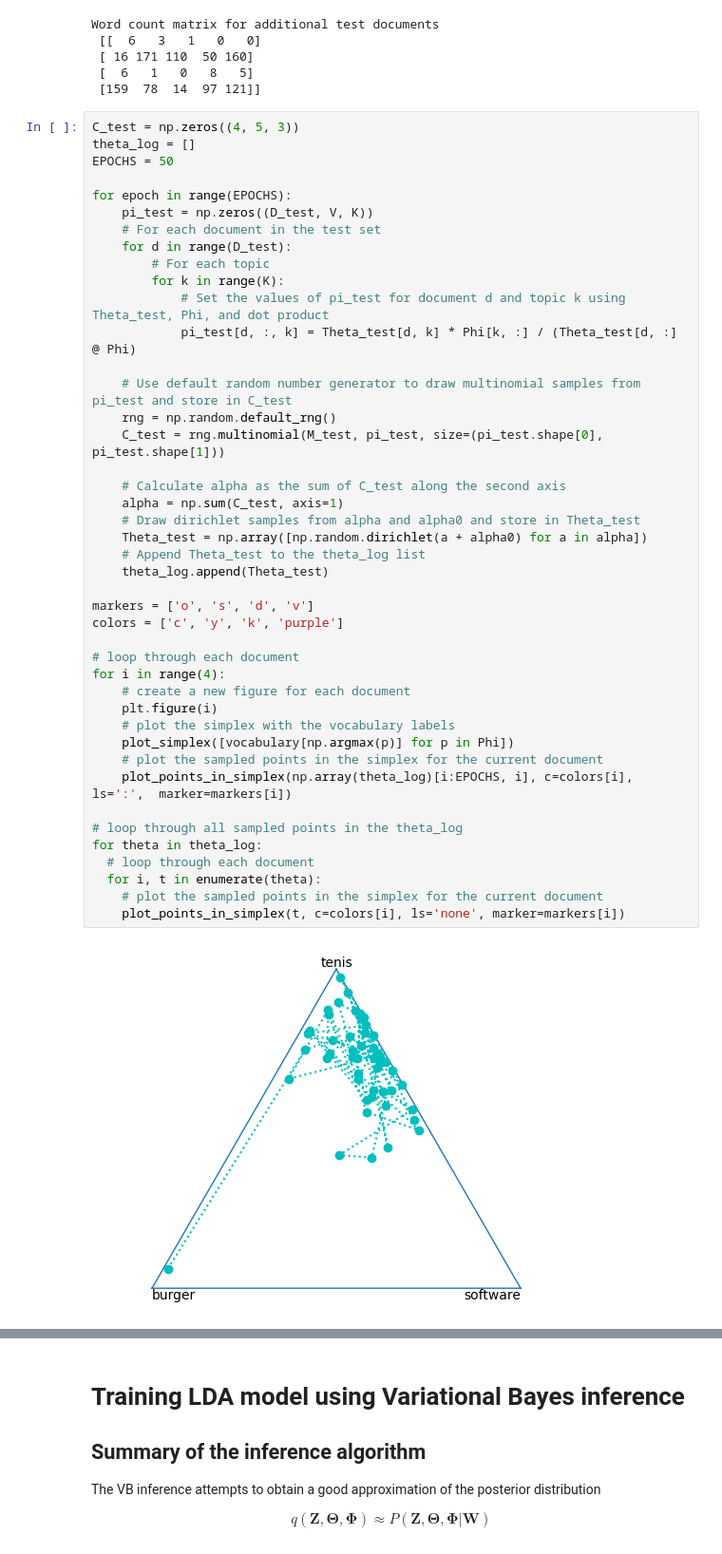
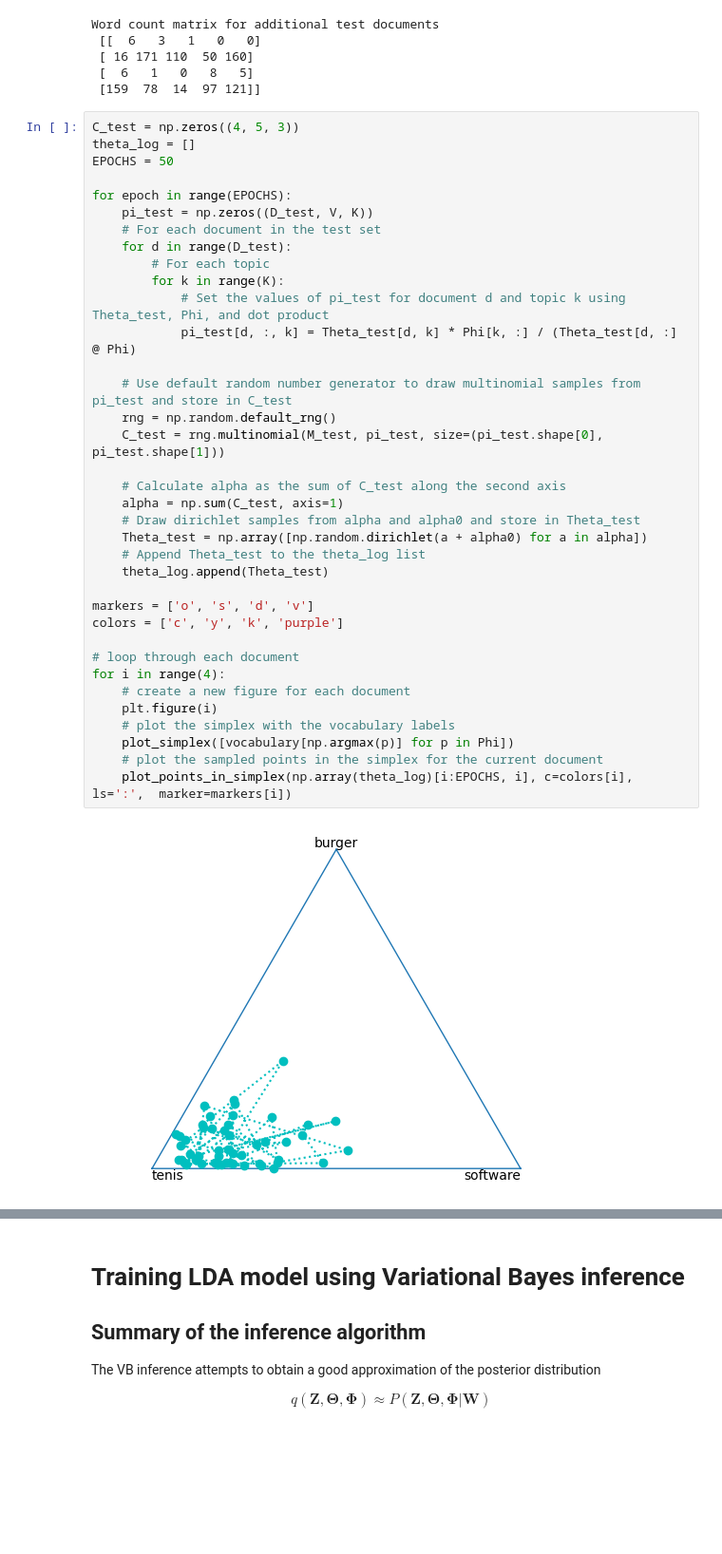
Before and after one commit to Geffikk/BAYa, a Jupyter notebook: lda.ipynb, the cells around one changed output, grey strips where cells are left out. Shown: that part at 95% size. Saved outputs shown, nothing was run; the diff lists cells and outputs as text; blank space fills up the shorter version.

```diff
--- a/lda.ipynb
+++ b/lda.ipynb
@@ -444,38 +444,31 @@ for epoch in range(EPOCHS):
     # For each document in the test set
     for d in range(D_test):
         # For each topic
         for k in range(K):
             # Set the values of pi_test for document d and topic k using Theta_test, Phi, and dot product
             pi_test[d, :, k] = Theta_test[d, k] * Phi[k, :] / (Theta_test[d, :] @ Phi)
 
     # Use default random number generator to draw multinomial samples from pi_test and store in C_test
     rng = np.random.default_rng()
     C_test = rng.multinomial(M_test, pi_test, size=(pi_test.shape[0], pi_test.shape[1]))
 
     # Calculate alpha as the sum of C_test along the second axis
     alpha = np.sum(C_test, axis=1)
     # Draw dirichlet samples from alpha and alpha0 and store in Theta_test
     Theta_test = np.array([np.random.dirichlet(a + alpha0) for a in alpha])
     # Append Theta_test to the theta_log list
     theta_log.append(Theta_test)
 
 markers = ['o', 's', 'd', 'v']
 colors = ['c', 'y', 'k', 'purple']
 
 # loop through each document
 for i in range(4):
     # create a new figure for each document
     plt.figure(i)
     # plot the simplex with the vocabulary labels
     plot_simplex([vocabulary[np.argmax(p)] for p in Phi])
     # plot the sampled points in the simplex for the current document
     plot_points_in_simplex(np.array(theta_log)[i:EPOCHS, i], c=colors[i], ls=':',  marker=markers[i])
-
-# loop through all sampled points in the theta_log
-for theta in theta_log:
-  # loop through each document
-  for i, t in enumerate(theta):
-    # plot the sampled points in the simplex for the current document
-    plot_points_in_simplex(t, c=colors[i], ls='none', marker=markers[i])
 # %% [output]
-[figure, old version]
+[figure, new version]
```
Also changed, not shown: parts of 8 cells of this notebook.
